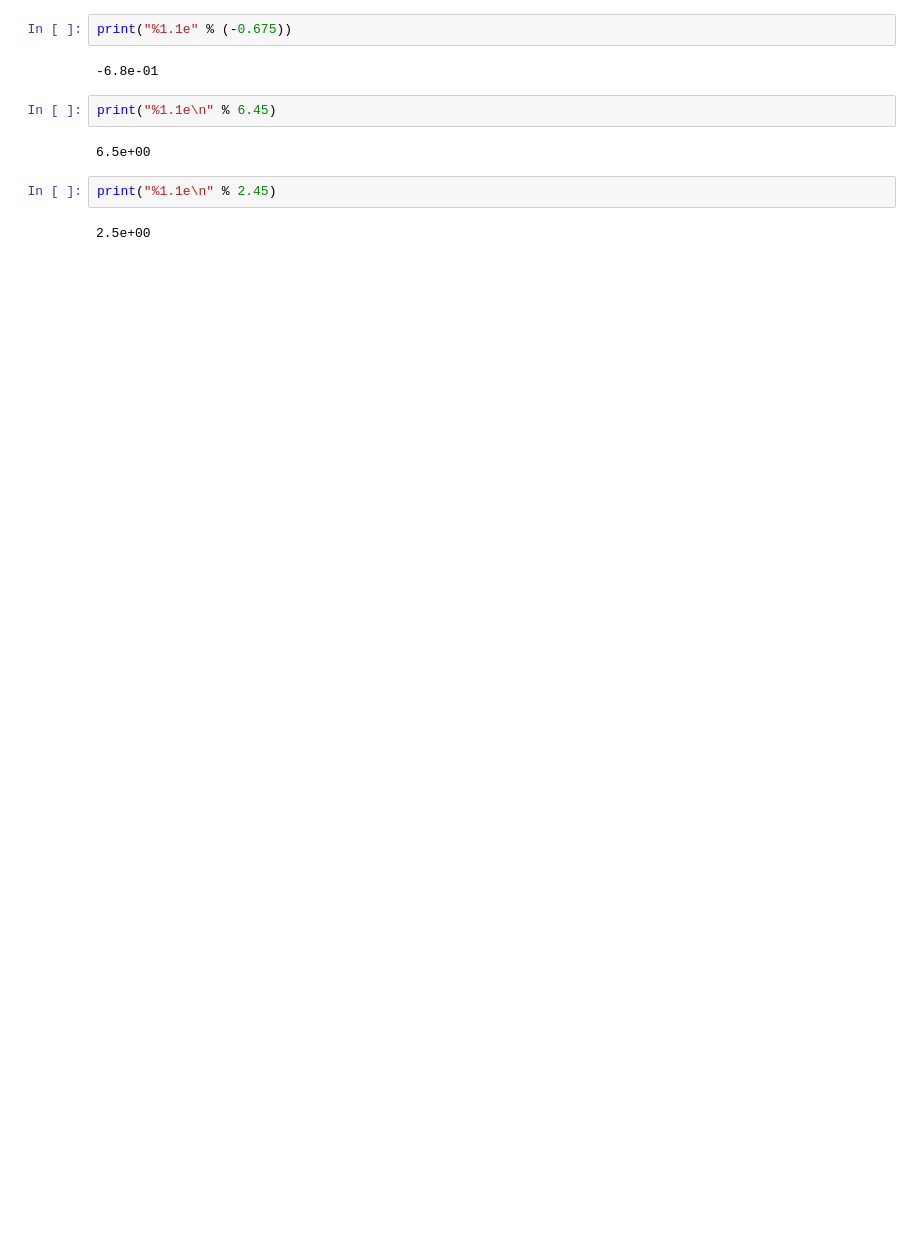
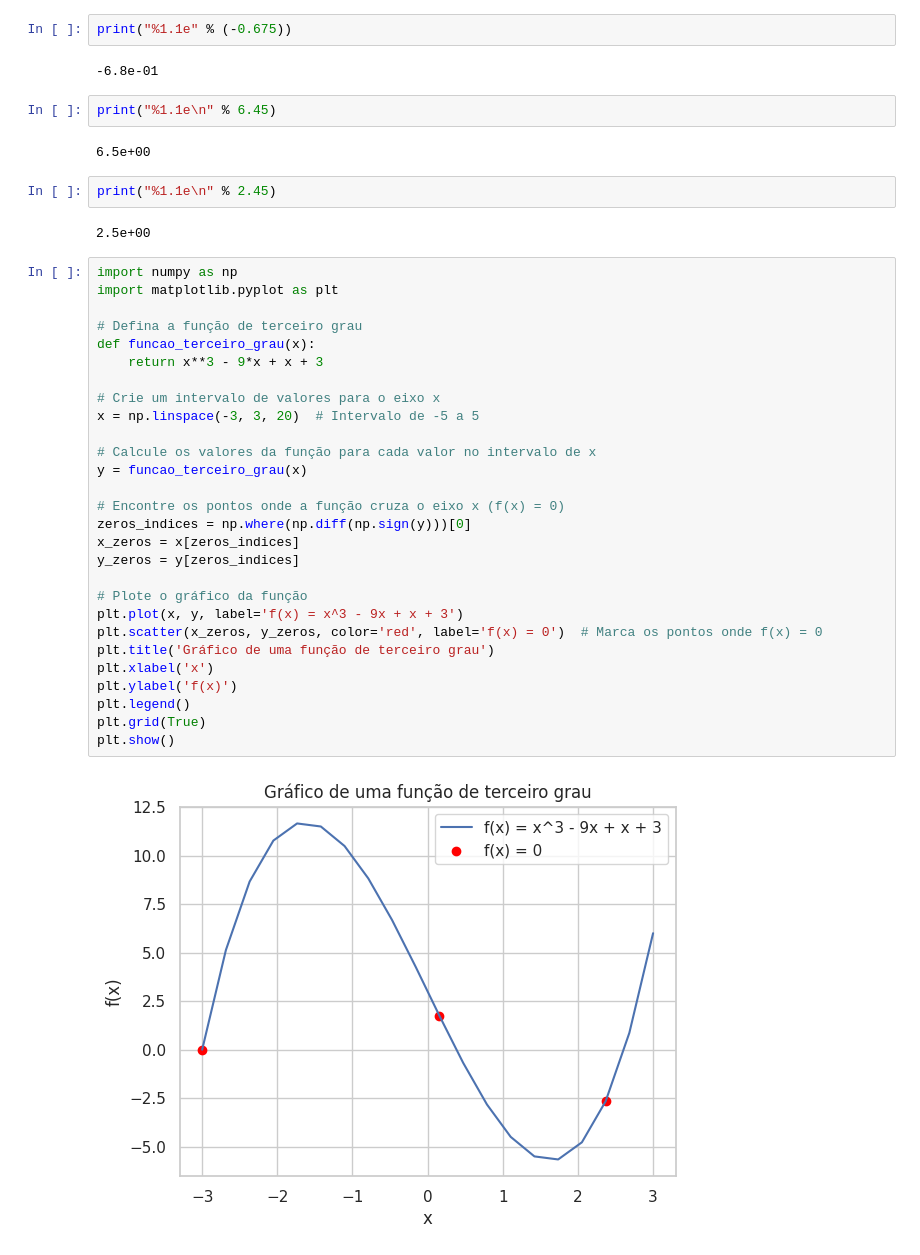
Before and after one commit to Frankl1sales/Numerical-and-Computational-Calculations, a Jupyter notebook: exercícios_do_livro.ipynb, the cells around one changed output. Saved outputs shown, nothing was run; the diff lists cells and outputs as text; blank space fills up the shorter version.

```diff
--- a/exercícios_do_livro.ipynb
+++ b/exercícios_do_livro.ipynb
@@ -50,3 +50,33 @@ print("%1.1e\n" % 6.45)
 print("%1.1e\n" % 2.45)
 # %% [output]
 2.5e+00
+# %%
+import numpy as np
+import matplotlib.pyplot as plt
+
+# Defina a função de terceiro grau
+def funcao_terceiro_grau(x):
+    return x**3 - 9*x + x + 3
+
+# Crie um intervalo de valores para o eixo x
+x = np.linspace(-3, 3, 20)  # Intervalo de -5 a 5
+
+# Calcule os valores da função para cada valor no intervalo de x
+y = funcao_terceiro_grau(x)
+
+# Encontre os pontos onde a função cruza o eixo x (f(x) = 0)
+zeros_indices = np.where(np.diff(np.sign(y)))[0]
+x_zeros = x[zeros_indices]
+y_zeros = y[zeros_indices]
+
+# Plote o gráfico da função
+plt.plot(x, y, label='f(x) = x^3 - 9x + x + 3')
+plt.scatter(x_zeros, y_zeros, color='red', label='f(x) = 0')  # Marca os pontos onde f(x) = 0
+plt.title('Gráfico de uma função de terceiro grau')
+plt.xlabel('x')
+plt.ylabel('f(x)')
+plt.legend()
+plt.grid(True)
+plt.show()
+# %% [output]
+[figure, added]
```
Also changed, not shown: parts of 11 cells of this notebook.
